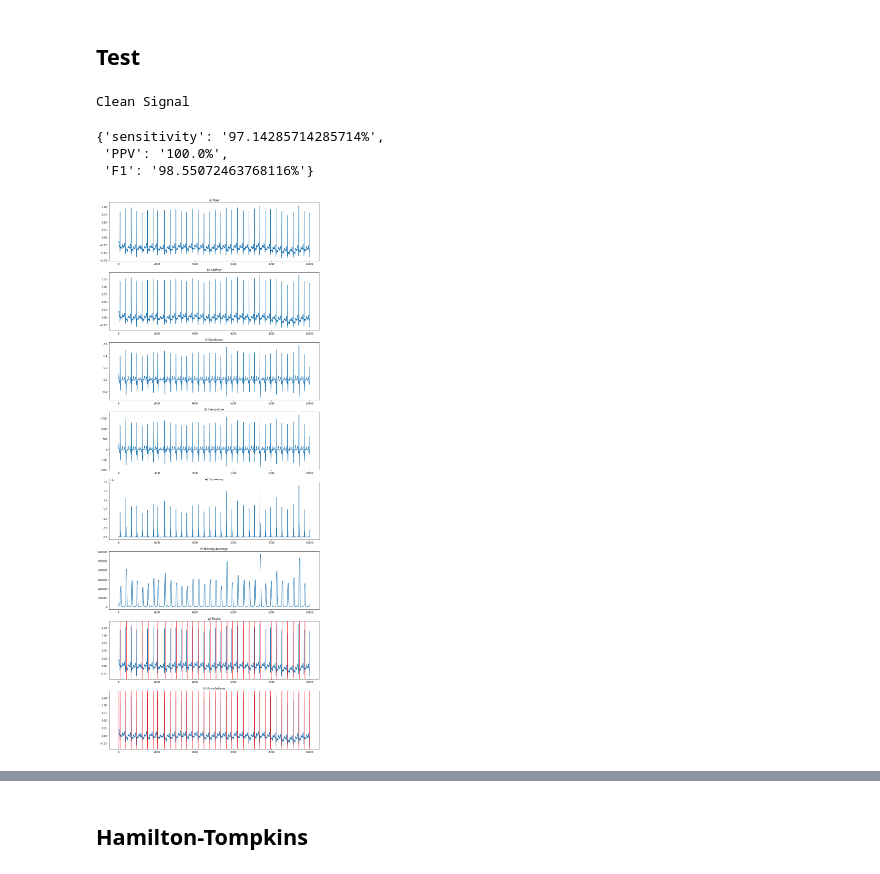
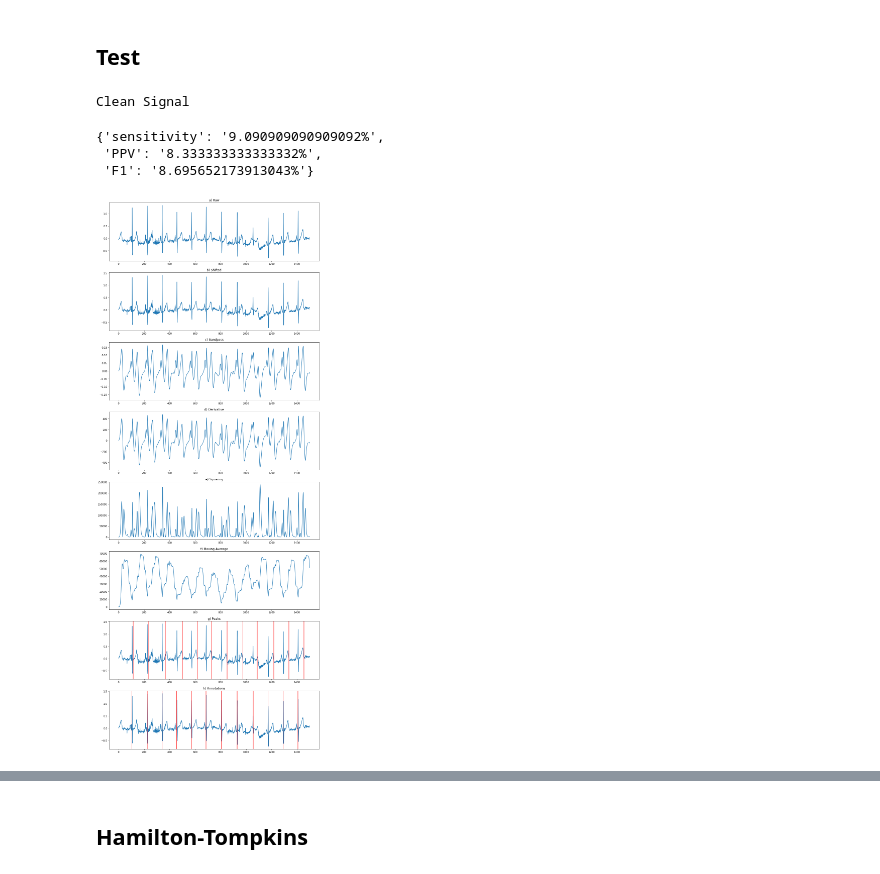
Before and after one commit to kellydingzx/ecg_notebooks, a Jupyter notebook: Results_Arr.ipynb, the cells around one changed output, grey strips where cells are left out. Drawn from its saved outputs; the diff is of its cells as text; code cells hidden in the pictures.

```diff
--- a/Results_Arr.ipynb
+++ b/Results_Arr.ipynb
@@ -287,22 +284,22 @@ df_sen = df_sen.set_index('Unnamed: 0')
 df_ppv = df_ppv.set_index('Unnamed: 0')
 df_f1 = df_f1.set_index('Unnamed: 0')
 # %%
-for id in [16420]:
+# for id in [16420]:
 
-  for lead in ['ECG1']:
-    model_save_name = str(id)+'-'+lead+'.npz'
-    path = F"/content/gdrive/My Drive/3peaks/{model_save_name}"
-    saved = np.load(path, allow_pickle=True)
-    peaks = list(saved['detected'])
-    real_peaks = list(saved['ref'])
-    res = evaluation(peaks, real_peaks, int(150/(1000/128)))
-    df_sen.loc[id, lead] = float(res['sensitivity'][0:-1])
-    df_ppv.loc[id, lead] = float(res['PPV'][0:-1])
-    df_f1.loc[id, lead] = float(res['F1'][0:-1])
+#   for lead in ['ECG1']:
+#     model_save_name = str(id)+'-'+lead+'.npz'
+#     path = F"/content/gdrive/My Drive/3peaks/{model_save_name}"
+#     saved = np.load(path, allow_pickle=True)
+#     peaks = list(saved['detected'])
+#     real_peaks = list(saved['ref'])
+#     res = evaluation(peaks, real_peaks, int(150/(1000/128)))
+#     df_sen.loc[id, lead] = float(res['sensitivity'][0:-1])
+#     df_ppv.loc[id, lead] = float(res['PPV'][0:-1])
+#     df_f1.loc[id, lead] = float(res['F1'][0:-1])
 
-    df_sen.to_csv("/content/gdrive/My Drive/3peaks/sen.csv" )
-    df_ppv.to_csv("/content/gdrive/My Drive/3peaks/ppv.csv" )
-    df_f1.to_csv("/content/gdrive/My Drive/3peaks/f1.csv" )
+#     df_sen.to_csv("/content/gdrive/My Drive/3peaks/sen.csv" )
+#     df_ppv.to_csv("/content/gdrive/My Drive/3peaks/ppv.csv" )
+#     df_f1.to_csv("/content/gdrive/My Drive/3peaks/f1.csv" )
 # %%
 dfs = []
 for df in [df_sen, df_ppv, df_f1]:
@@ -315,12 +312,3 @@ for df in [df_sen, df_ppv, df_f1]:
   rest.index.name = 'ID'
   new_df = rest.append(partb)
   dfs.append(new_df.sort_index().drop_duplicates())
-# %%
-plt.figure(figsize=(15,5))
-lead = 'ECG1'
-labels = ['Sensitivity', 'PPV', 'F1']
-for i in range(0, len(dfs)):
-  df = dfs[i]
-  plt.plot([str(int(a)) for a in df.index], df[lead], marker = 'o', linestyle = '-', label = labels[i])
-  print(labels[i], np.mean(df[lead]))
-plt.legend()
@@ -589,20 +585,20 @@ def run_pantompkins(path, lead, low_cutoff, high_cutoff, sampling_freq, start, s
     # for peak in peaks:
     #   shift_back.append(peak+100)
     np_mark_peaks(axs[6], pre_low, peaks, 'g) Peaks')
-    np_mark_peaks(axs[7], pre_low, real_peaks, 'h) Annotations')
+    np_mark_peaks(axs[7], pre_low, real_peaks-start, 'h) Annotations')
 
     # real_predicted = [i for i in real_peaks if i>100]
     return peaks, real_peaks
 # %% [markdown]
 ## Test
 # %%
-spath = '/content/physionet.org/files/mitdb/1.0.0/100'
+spath = '/content/physionet.org/files/nsrdb/1.0.0/16272'
 print('Clean Signal')
-peaks, real_peaks = run_pantompkins(spath, 'MLII', 5, 11, 360, 0,10000)
-evaluation(peaks, real_peaks, int(150/(1000/360)))
+peaks, real_peaks = run_pantompkins(spath, 'ECG1', 5, 11, 360, 11000, 12500)
+evaluation(peaks, real_peaks-11000, int(150/(1000/128)))
 # %% [output]
 Clean Signal
-{'sensitivity': '97.14285714285714%',
- 'PPV': '100.0%',
- 'F1': '98.55072463768116%'}
+{'sensitivity': '9.090909090909092%',
+ 'PPV': '8.333333333333332%',
+ 'F1': '8.695652173913043%'}
-[figure, old version]
+[figure, new version]
```
Also changed, not shown: parts of 21 cells of this notebook.
